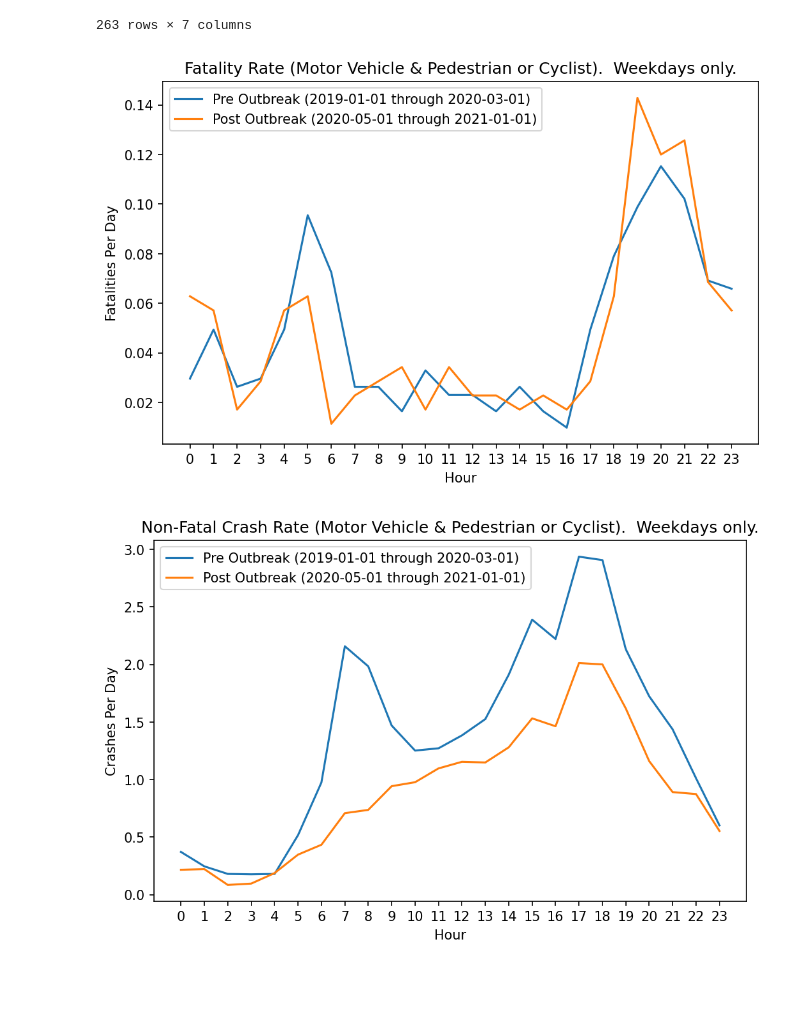
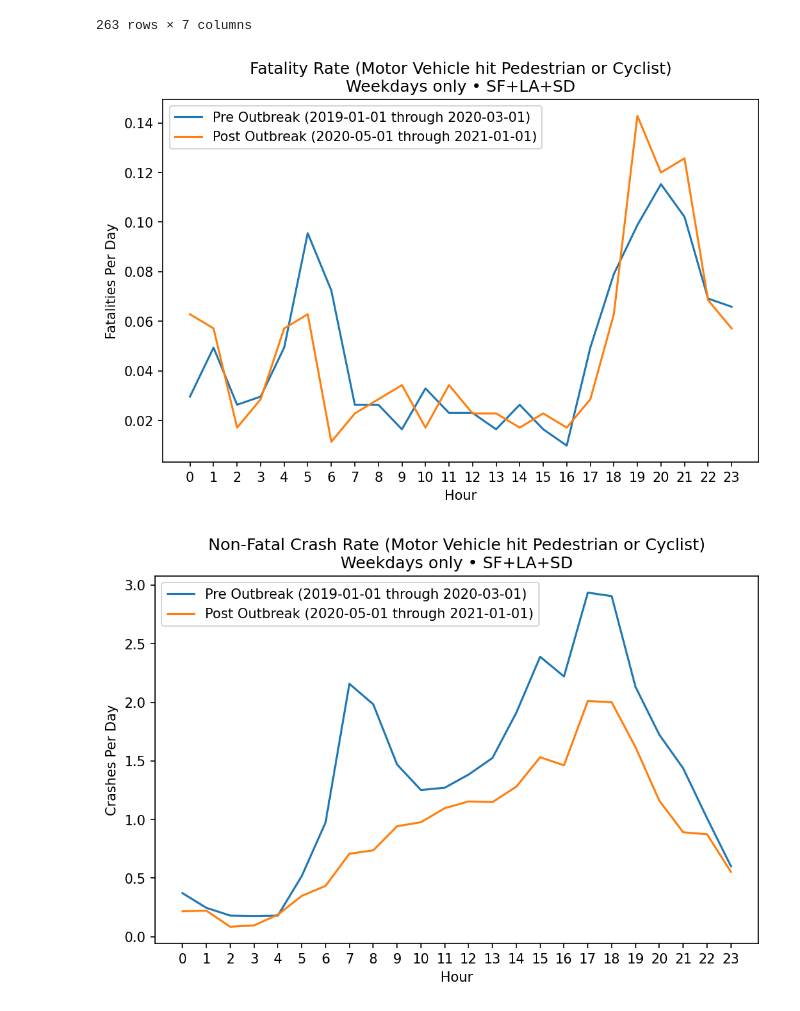
Before and after one commit to pwnage101/california-crash-analysis, a Jupyter notebook: CaliforniaCrashAnalysis.ipynb, the cells around one changed output. Cells and saved outputs as stored; diff of their text form; code cells hidden in the pictures; blank space fills up the shorter version.

Commit message:
more descriptive plot titles

```diff
--- a/CaliforniaCrashAnalysis.ipynb
+++ b/CaliforniaCrashAnalysis.ipynb
@@ -187,7 +187,7 @@ ax.plot(
     label=time_periods["post_outbreak"]["display_name"],
 )
 
-plt.title("Fatality Rate (Motor Vehicle & Pedestrian or Cyclist).  Weekdays only.")
+plt.title("Fatality Rate (Motor Vehicle hit Pedestrian or Cyclist)\nWeekdays only • SF+LA+SD")
 plt.ylabel('Fatalities Per Day')
 plt.xlabel('Hour')
 ax.set_xticks(range(0, 24))
@@ -196,39 +196,39 @@ fig.set_figwidth(8)
 fig.set_figheight(5)
 fig.set_dpi(150.0)
 # %% [output]
-[figure, old version]
+[figure, new version]
 # %%
 import matplotlib.pyplot as plt
 
 fig, ax = plt.subplots()
 
 # Plot pre-pandemic crashes vs. hour
 ax.plot(
     crash_frequency_df[
             (~crash_frequency_df.fatal) &
             (crash_frequency_df.dow_type == "weekday") &
             (crash_frequency_df.time_period_key == "pre_outbreak")
     ].set_index("collision_hour").collision_frequency,
     label=time_periods["pre_outbreak"]["display_name"],
 )
 
 # Plot post-pandemic crashes vs. hour
 ax.plot(
     crash_frequency_df[
             (~crash_frequency_df.fatal) &
             (crash_frequency_df.dow_type == "weekday") &
             (crash_frequency_df.time_period_key == "post_outbreak")
     ].set_index("collision_hour").collision_frequency,
     label=time_periods["post_outbreak"]["display_name"],
 )
 
-plt.title("Non-Fatal Crash Rate (Motor Vehicle & Pedestrian or Cyclist).  Weekdays only.")
+plt.title("Non-Fatal Crash Rate (Motor Vehicle hit Pedestrian or Cyclist)\nWeekdays only • SF+LA+SD")
 plt.ylabel('Crashes Per Day')
 plt.xlabel('Hour')
 ax.set_xticks(range(0, 24))
 legend = ax.legend(loc='upper left')
 fig.set_figwidth(8)
 fig.set_figheight(5)
 fig.set_dpi(150.0)
 # %% [output]
-[figure, old version]
+[figure, new version]
```
